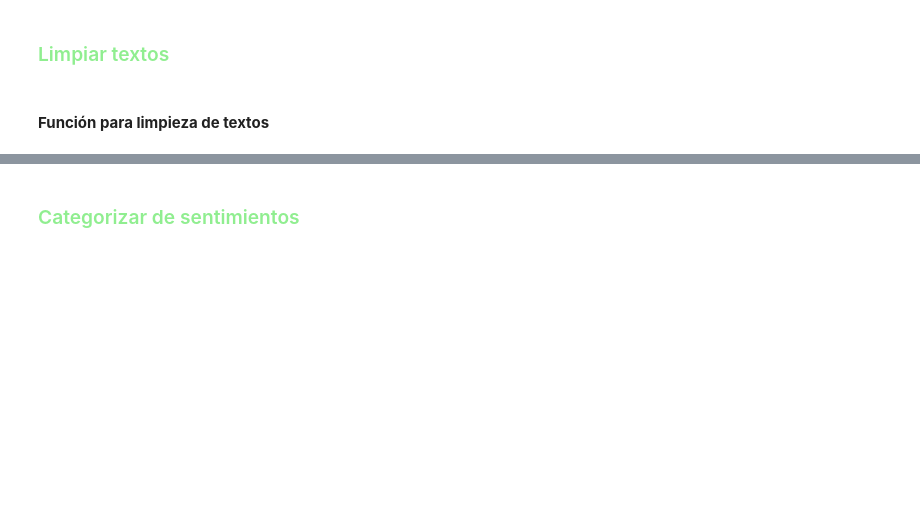
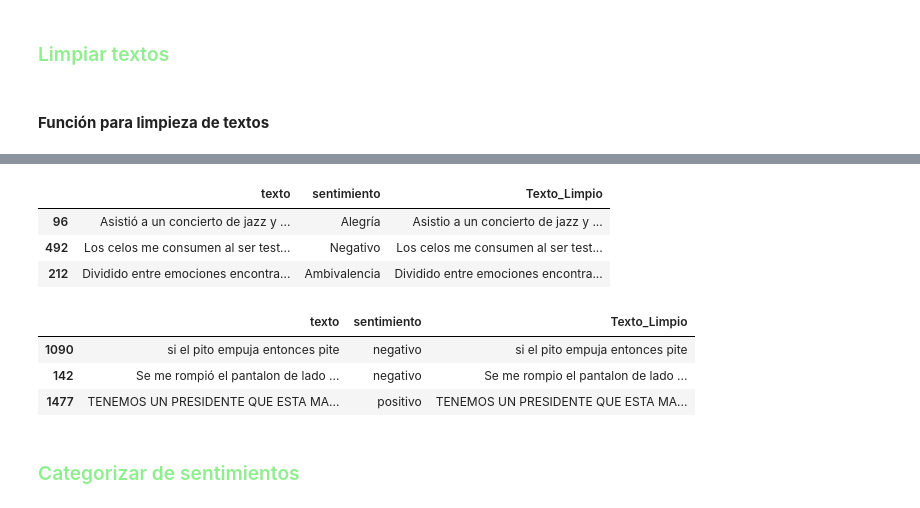
Before and after one commit to ml-punto-tech/sentiment-api, a Jupyter notebook: data-science/notebooks/Procesamiento_y_Clasificacion_de_Datos_SentimentAPI_enero.ipynb, the cells around one changed output, grey strips where cells are left out. Cells and saved outputs as stored; diff of their text form; code cells hidden in the pictures; blank space fills up the shorter version.

```diff
--- a/data-science/notebooks/Procesamiento_y_Clasificacion_de_Datos_SentimentAPI_enero.ipynb
+++ b/data-science/notebooks/Procesamiento_y_Clasificacion_de_Datos_SentimentAPI_enero.ipynb
@@ -337,3 +338,17 @@ df2_clean = resultados["Dataset 2"]
+# %%
+df1_clean.sample(3)
+# %% [output]
+|  | texto | sentimiento | Texto_Limpio |
+| 96 | Asistió a un concierto de jazz y ... | Alegría | Asistio a un concierto de jazz y ... |
+| 492 | Los celos me consumen al ser test... | Negativo | Los celos me consumen al ser test... |
+| 212 | Dividido entre emociones encontra... | Ambivalencia | Dividido entre emociones encontra... |
+# %%
+df2_clean.sample(3)
+# %% [output]
+|  | texto | sentimiento | Texto_Limpio |
+| 1090 | si el pito empuja entonces pite | negativo | si el pito empuja entonces pite |
+| 142 | Se me rompió el pantalon de lado ... | negativo | Se me rompio el pantalon de lado ... |
+| 1477 | TENEMOS UN PRESIDENTE QUE ESTA MA... | positivo | TENEMOS UN PRESIDENTE QUE ESTA MA... |
 # %% [markdown]
 ### <font size=12 color=lightgreen>Categorizar de sentimientos </font>
 # %% [markdown]
```
Also changed, not shown: parts of 23 cells of this notebook, 1 other file.
